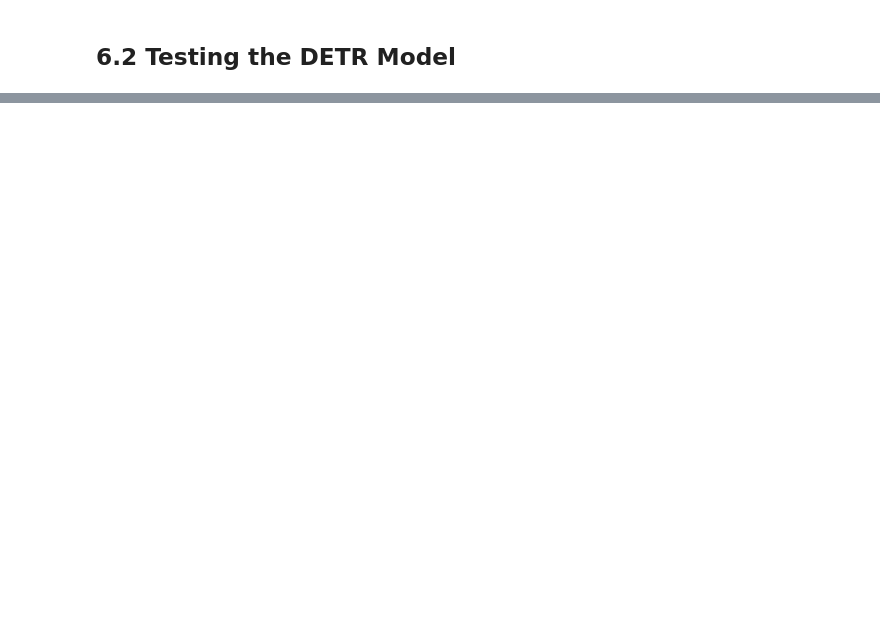
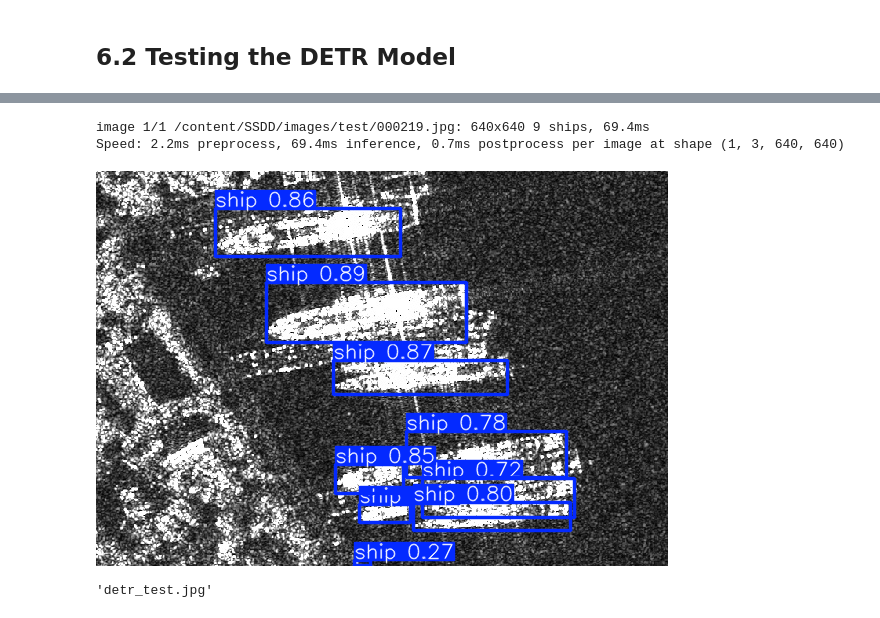
Before and after one commit to carthomp99/ML-SARShipDetection-Tutorial, a Jupyter notebook: ML-SARShipDetection-Tutorial.ipynb, the cells around one changed output, grey strips where cells are left out. Saved outputs shown, nothing was run; the diff lists cells and outputs as text; code cells hidden in the pictures; blank space fills up the shorter version.

```diff
--- a/ML-SARShipDetection-Tutorial.ipynb
+++ b/ML-SARShipDetection-Tutorial.ipynb
@@ -679,0 +702,13 @@ Where I will give a tutorial on how to take the outputs and meaningfully compare
+# %%
+test_img = 'SSDD/images/test/000219.jpg'
+
+model = YOLO('CT_rtdetr_SAR.pt')
+results = model(test_img)
+
+results[0].show()
+results[0].save(filename="detr_test.jpg")
+# %% [output]
+image 1/1 /content/SSDD/images/test/000219.jpg: 640x640 9 ships, 69.4ms
+Speed: 2.2ms preprocess, 69.4ms inference, 0.7ms postprocess per image at shape (1, 3, 640, 640)
+[figure, added]
+'detr_test.jpg'
```
Also changed, not shown: parts of 39 cells of this notebook.
